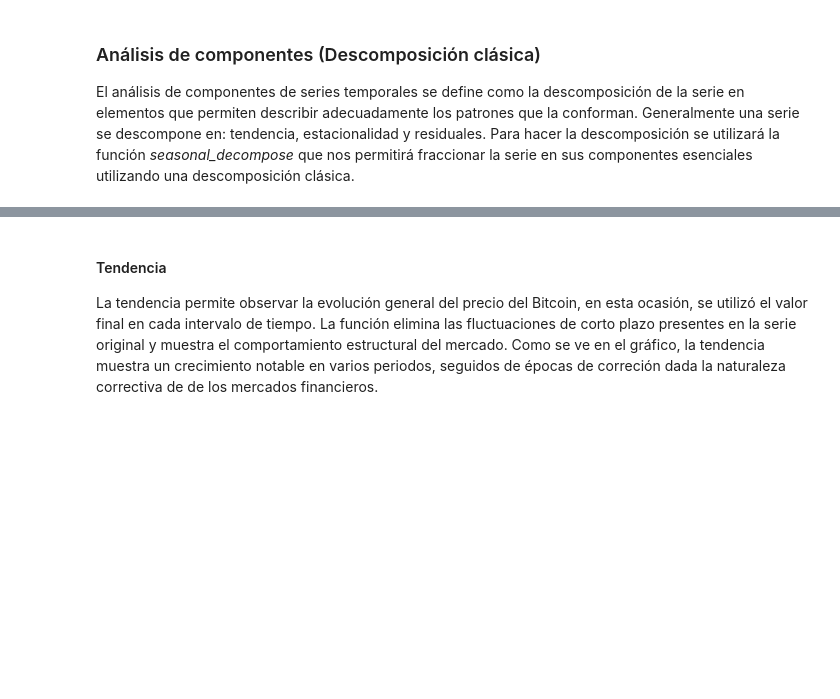
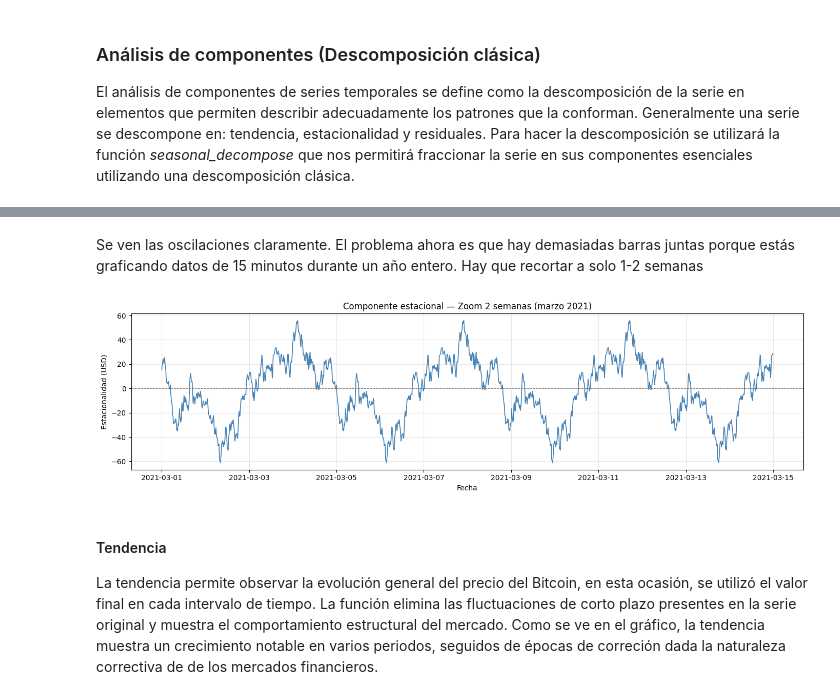
Before and after one commit to T1fff/Proyecto-Investigacion-Bitcoin, a Jupyter notebook: index.ipynb, the cells around one changed output, grey strips where cells are left out. Cells and saved outputs as stored; diff of their text form; code cells hidden in the pictures; blank space fills up the shorter version.

```diff
--- a/index.ipynb
+++ b/index.ipynb
@@ -285,3 +320,20 @@ plt.show()
+# %% [markdown]
+ Se ven las oscilaciones claramente. El problema ahora es que hay demasiadas barras juntas porque estás graficando datos de 15 minutos durante un año entero. Hay que recortar a solo 1-2 semanas
+# %%
+# Zoom al componente estacional — 2 semanas para ver el patrón
+fig, ax = plt.subplots(figsize=(14, 4))
+
+seasonal_zoom = decomposition.seasonal['2021-03-01':'2021-03-14']
+ax.plot(seasonal_zoom.index, seasonal_zoom.values, color='steelblue', linewidth=1.2)
+ax.set_title('Componente estacional — Zoom 2 semanas (marzo 2021)')
+ax.set_ylabel('Estacionalidad (USD)')
+ax.set_xlabel('Fecha')
+ax.axhline(0, color='gray', linewidth=0.8, linestyle='--')
+ax.grid(True, alpha=0.3)
+plt.tight_layout()
+plt.show()
+# %% [output]
+[figure, added]
 # %% [markdown]
 #### Tendencia
 La tendencia permite observar la evolución general del precio del Bitcoin, en esta ocasión, se utilizó el valor final en cada intervalo de tiempo. La función elimina las fluctuaciones de corto plazo presentes en la serie original y muestra el comportamiento estructural del mercado. Como se ve en el gráfico, la tendencia muestra un crecimiento notable en varios periodos, seguidos de épocas de correción dada la naturaleza correctiva de de los mercados financieros.
```
Also changed, not shown: parts of 23 cells of this notebook, 1 other file.
